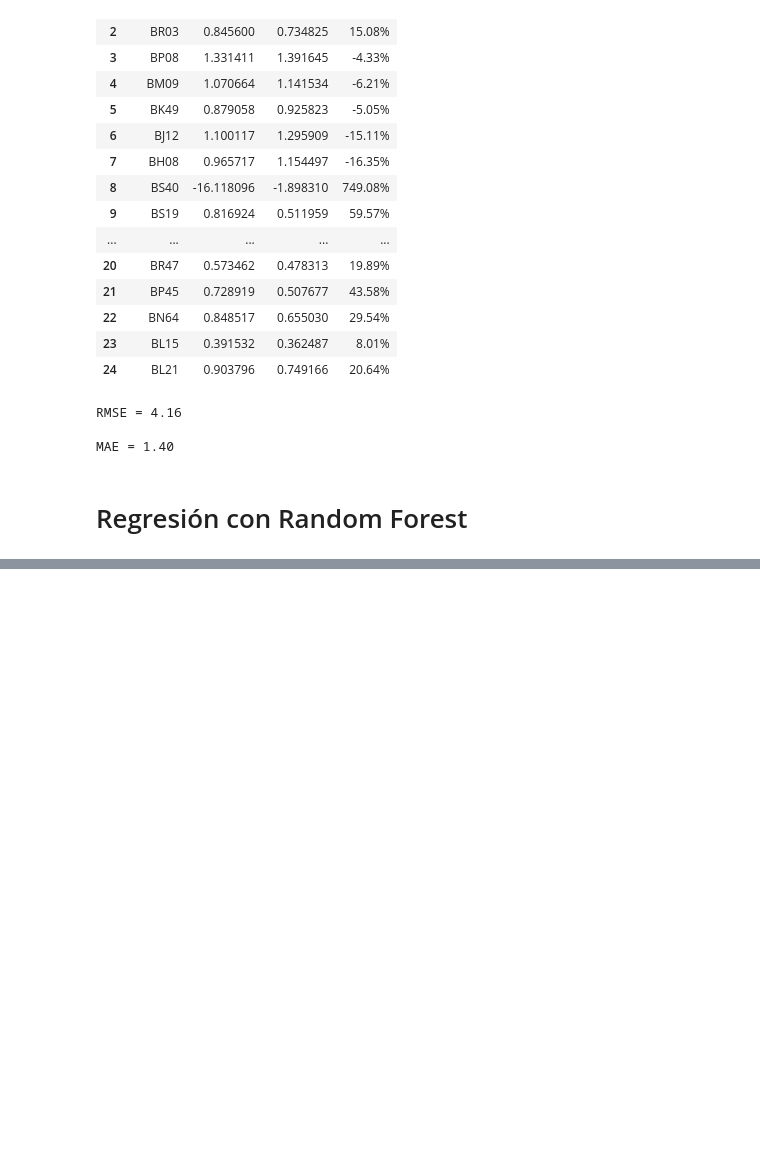
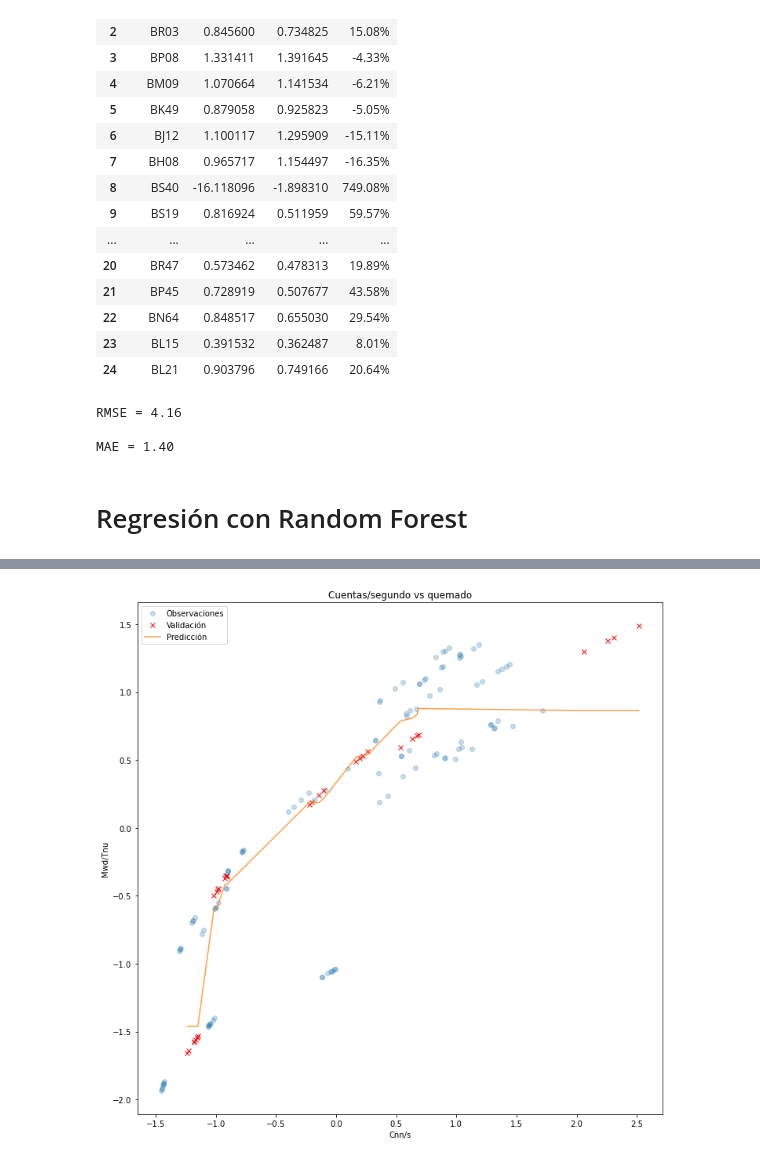
Before and after one commit to jarok03/PracticaUAM, a Jupyter notebook: LOOCV+RANDOMFOREST.ipynb, the cells around one changed output, grey strips where cells are left out. Drawn from its saved outputs; the diff is of its cells as text; code cells hidden in the pictures; blank space fills up the shorter version.

```diff
--- a/LOOCV+RANDOMFOREST.ipynb
+++ b/LOOCV+RANDOMFOREST.ipynb
@@ -609,0 +604,79 @@ MAE = 0.03
+# %%
+# Hago una lista con la identificación de cada elemento
+lista = data['EECC'].unique().tolist()
+# print(lista)
+
+
+# Selecciono 5 elementos aleatorios y los separo, para generar un data frame de validación y otro de entrenamiento
+random = np.random.choice(a=len(lista), size=5, replace=False)
+# print(random)
+
+valid = pd.DataFrame()
+
+agrupa = data.groupby(data.EECC)
+for excluidos in random:
+    val = agrupa.get_group(lista[excluidos])
+    valid = valid.append(val)
+
+entren = data.drop(valid.index)
+
+# print(valid)
+# print(entren)
+
+
+# Repito el proceso anterior
+Xent = entren.iloc[:, 5:9].values
+Xval = valid.iloc[:, 5:9].values
+Yent = entren.iloc[:, 9].values
+Yval = valid.iloc[:, 9].values
+
+
+# Aplicar el algoritmo y entrenar
+bosque = RandomForestRegressor(n_estimators = 4000, max_depth = 12)
+bosque.fit(Xent, Yent)
+'''
+EN PRINCIPIO CUANTOS MÁS ÁRBOLES MEJOR, PERO NO HE VISTO DIFERENCIA SIGNITICATIVA EN UN RANGO DE ENTRE 200 A 50000.
+TAMPOCO APRECIO DIFERENCIAS ENTRE PROFUNDIADES DE VALOR ENTRE 4 Y 12.
+¿HAY ALGÚN MODO DE ELEGIR EL NÚMERO DE ESTIMADORES Y DE PROFUNDIDAD MÁS ÓPTIMOS?
+'''
+
+# Predicción
+Ypred = bosque.predict(Xval)
+
+# Error relativo
+Error = pd.DataFrame(columns=['Error'])
+for n in range(len(Ypred)):
+    error = ((Ypred[n] - Yval[n])/Yval[n])*100
+    Error = Error.append({'Error': '{0:.2f}%'.format(error)}, ignore_index = True)
+
+
+# Ordeno los valores de menor a mayor abscisa para que la representación se vea mejor
+Pred = pd.DataFrame({'Cnn/s_val': Xval[:, 0], 'Mwd/TnU_val': Yval, 'Mwd/TnU_pred': Ypred, 'Error': Error['Error']})
+Pred = Pred.sort_values('Cnn/s_val')
+
+fig,ax = plt.subplots(figsize=(12,12))
+ax.plot(Xent[:, 0], Yent, 'o', alpha=0.25, label='Observaciones')
+ax.plot(Pred['Cnn/s_val'], Pred['Mwd/TnU_val'], 'x', color='red', label='Validación')
+ax.plot(Pred['Cnn/s_val'], Pred['Mwd/TnU_pred'], alpha=0.75, label='Predicción')
+ax.set_title('Cuentas/segundo vs quemado')
+ax.set_xlabel('Cnn/s')
+ax.set_ylabel('Mwd/Tnu')
+ax.legend(fontsize=10)
+plt.show()
+plt.close()
+
+
+display(Pred)
+
+precEnt = bosque.score(Xent, Yent)
+precVal = bosque.score(Xval, Yval)
+print('Precisión del entrenamiento =', '{0:.2f}%'.format(100*precEnt))
+print('Precisión de la validación =', '{0:.2f}%'.format(100*precVal))
+print()
+rmse = mean_squared_error(Yval, Ypred, squared = False)
+print('RMSE =', '{0:.2f}'.format(rmse))
+print()
+mae = mean_absolute_error(Yval, Ypred)
+print('MAE =', '{0:.2f}'.format(mae))
+# %% [output]
+[figure, added]
```
Also changed, not shown: parts of 6 cells of this notebook.
